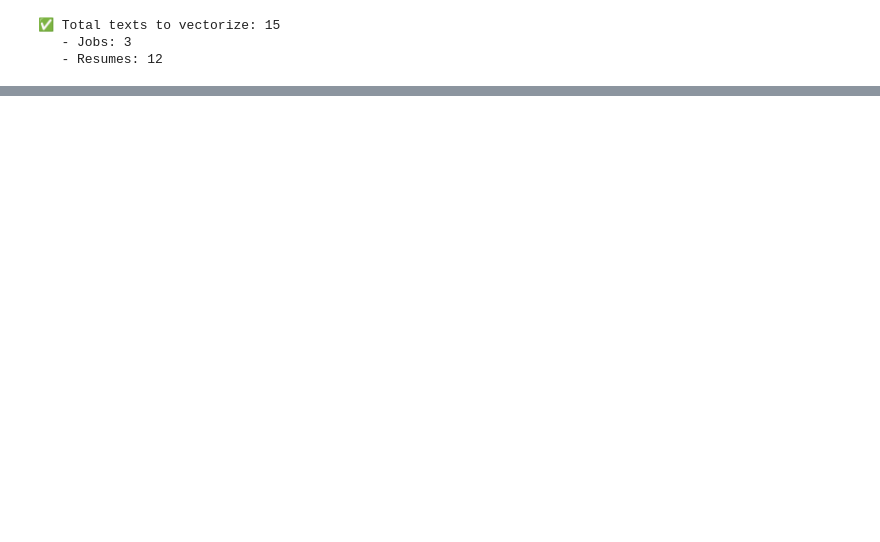
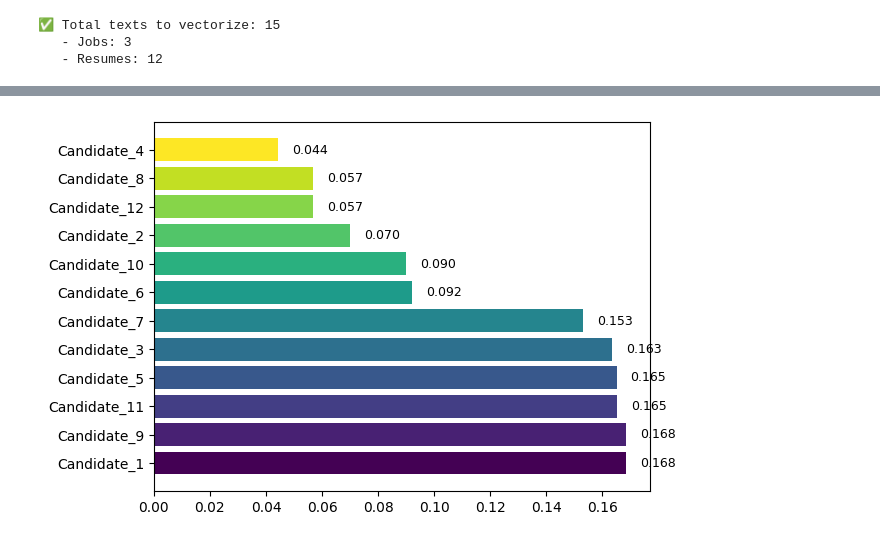
Before and after one commit to misrapk/Deep-Learning-Course-YT, a Jupyter notebook: NLP/ResumeMatcher.ipynb, the cells around one changed output, grey strips where cells are left out. Saved outputs shown, nothing was run; the diff lists cells and outputs as text; code cells hidden in the pictures; blank space fills up the shorter version.

```diff
--- a/NLP/ResumeMatcher.ipynb
+++ b/NLP/ResumeMatcher.ipynb
@@ -533,0 +625,11 @@ job_id                 job_title resume_id candidate_name  years_experience  sim
+# %%
+candidate_av_score = results_df.groupby('candidate_name')['similarity_score'].mean().sort_values(ascending=False)
+
+plt.barh(candidate_av_score.index,
+         candidate_av_score.values,
+         color = plt.cm.viridis(np.linspace(0,1,len(candidate_av_score))))
+
+for i, (idx, val) in enumerate(candidate_av_score.items()):
+    plt.text(val + 0.005, i, f'{val:.3f}', va='center', fontsize=9)
+# %% [output]
+[figure, added]
```
Also changed, not shown: parts of 18 cells of this notebook.
